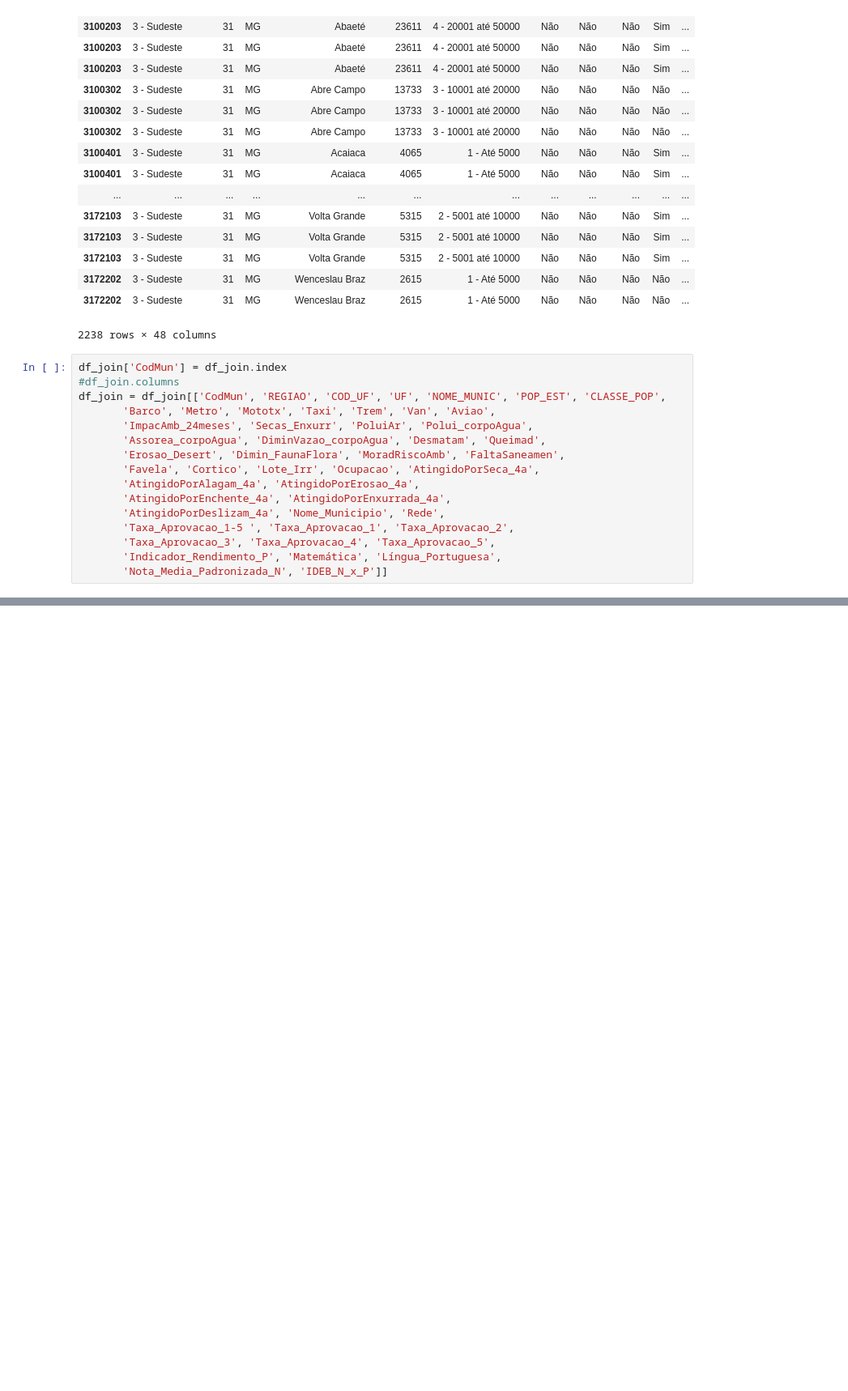
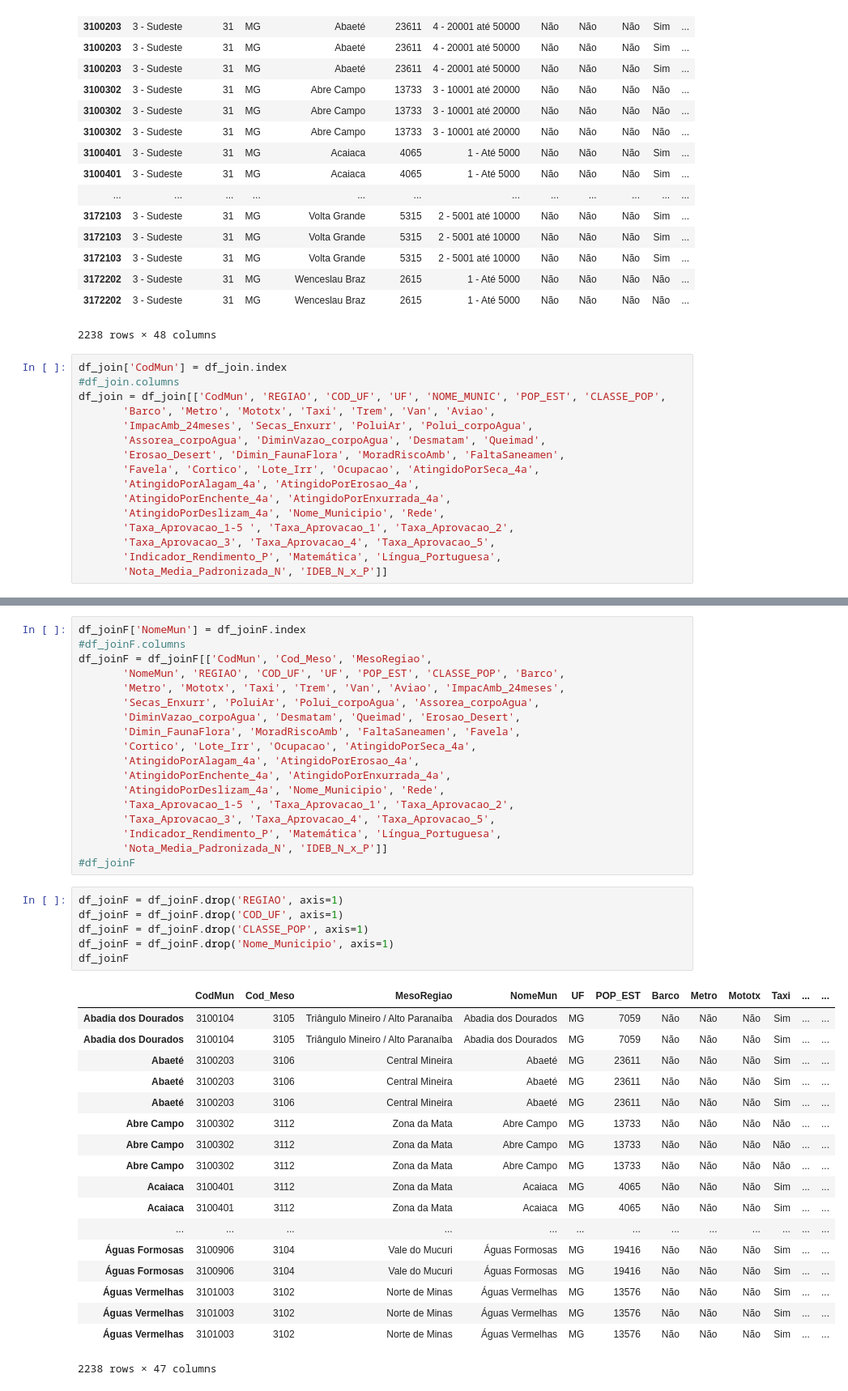
Before and after one commit to jessicatcr-zz/edu-municipios, a Jupyter notebook: Jup_Aux/Base_Final.ipynb, the cells around one changed output, grey strips where cells are left out. Shown: that part at 81% size. Saved outputs shown, nothing was run; the diff lists cells and outputs as text; blank space fills up the shorter version.

```diff
--- a/Jup_Aux/Base_Final.ipynb
+++ b/Jup_Aux/Base_Final.ipynb
@@ -92,0 +115,43 @@ df_join = df_join[['CodMun', 'REGIAO', 'COD_UF', 'UF', 'NOME_MUNIC', 'POP_EST',
+# %%
+df_joinF['NomeMun'] = df_joinF.index
+#df_joinF.columns
+df_joinF = df_joinF[['CodMun', 'Cod_Meso', 'MesoRegiao',
+       'NomeMun', 'REGIAO', 'COD_UF', 'UF', 'POP_EST', 'CLASSE_POP', 'Barco',
+       'Metro', 'Mototx', 'Taxi', 'Trem', 'Van', 'Aviao', 'ImpacAmb_24meses',
+       'Secas_Enxurr', 'PoluiAr', 'Polui_corpoAgua', 'Assorea_corpoAgua',
+       'DiminVazao_corpoAgua', 'Desmatam', 'Queimad', 'Erosao_Desert',
+       'Dimin_FaunaFlora', 'MoradRiscoAmb', 'FaltaSaneamen', 'Favela',
+       'Cortico', 'Lote_Irr', 'Ocupacao', 'AtingidoPorSeca_4a',
+       'AtingidoPorAlagam_4a', 'AtingidoPorErosao_4a',
+       'AtingidoPorEnchente_4a', 'AtingidoPorEnxurrada_4a',
+       'AtingidoPorDeslizam_4a', 'Nome_Municipio', 'Rede',
+       'Taxa_Aprovacao_1-5 ', 'Taxa_Aprovacao_1', 'Taxa_Aprovacao_2',
+       'Taxa_Aprovacao_3', 'Taxa_Aprovacao_4', 'Taxa_Aprovacao_5',
+       'Indicador_Rendimento_P', 'Matemática', 'Língua_Portuguesa',
+       'Nota_Media_Padronizada_N', 'IDEB_N_x_P']]
+#df_joinF
+# %%
+df_joinF = df_joinF.drop('REGIAO', axis=1)
+df_joinF = df_joinF.drop('COD_UF', axis=1)
+df_joinF = df_joinF.drop('CLASSE_POP', axis=1)
+df_joinF = df_joinF.drop('Nome_Municipio', axis=1)
+df_joinF
+# %% [output]
+|  | CodMun | Cod_Meso | MesoRegiao | NomeMun | UF | POP_EST | Barco | Metro | Mototx | Taxi | ... | ... |
+| Abadia dos Dourados | 3100104 | 3105 | Triângulo Mineiro / Alto Paranaíba | Abadia dos Dourados | MG | 7059 | Não | Não | Não | Sim | ... | ... |
+| Abadia dos Dourados | 3100104 | 3105 | Triângulo Mineiro / Alto Paranaíba | Abadia dos Dourados | MG | 7059 | Não | Não | Não | Sim | ... | ... |
+| Abaeté | 3100203 | 3106 | Central Mineira | Abaeté | MG | 23611 | Não | Não | Não | Sim | ... | ... |
+| Abaeté | 3100203 | 3106 | Central Mineira | Abaeté | MG | 23611 | Não | Não | Não | Sim | ... | ... |
+| Abaeté | 3100203 | 3106 | Central Mineira | Abaeté | MG | 23611 | Não | Não | Não | Sim | ... | ... |
+| Abre Campo | 3100302 | 3112 | Zona da Mata | Abre Campo | MG | 13733 | Não | Não | Não | Não | ... | ... |
+| Abre Campo | 3100302 | 3112 | Zona da Mata | Abre Campo | MG | 13733 | Não | Não | Não | Não | ... | ... |
+| Abre Campo | 3100302 | 3112 | Zona da Mata | Abre Campo | MG | 13733 | Não | Não | Não | Não | ... | ... |
+| Acaiaca | 3100401 | 3112 | Zona da Mata | Acaiaca | MG | 4065 | Não | Não | Não | Sim | ... | ... |
+| Acaiaca | 3100401 | 3112 | Zona da Mata | Acaiaca | MG | 4065 | Não | Não | Não | Sim | ... | ... |
+| ... | ... | ... | ... | ... | ... | ... | ... | ... | ... | ... | ... | ... |
+| Águas Formosas | 3100906 | 3104 | Vale do Mucuri | Águas Formosas | MG | 19416 | Não | Não | Não | Sim | ... | ... |
+| Águas Formosas | 3100906 | 3104 | Vale do Mucuri | Águas Formosas | MG | 19416 | Não | Não | Não | Sim | ... | ... |
+| Águas Vermelhas | 3101003 | 3102 | Norte de Minas | Águas Vermelhas | MG | 13576 | Não | Não | Não | Sim | ... | ... |
+| Águas Vermelhas | 3101003 | 3102 | Norte de Minas | Águas Vermelhas | MG | 13576 | Não | Não | Não | Sim | ... | ... |
+| Águas Vermelhas | 3101003 | 3102 | Norte de Minas | Águas Vermelhas | MG | 13576 | Não | Não | Não | Sim | ... | ... |
+2238 rows × 47 columns
```
Also changed, not shown: parts of 4 cells of this notebook, 2 other files.
